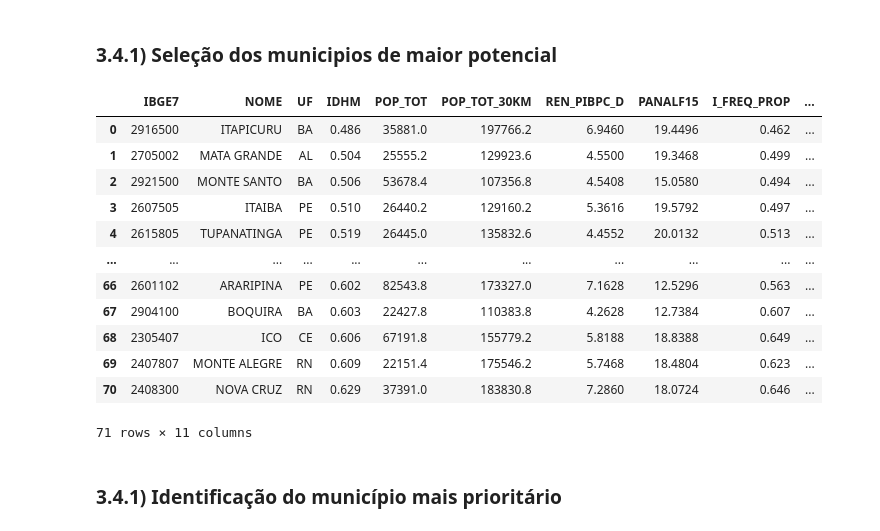
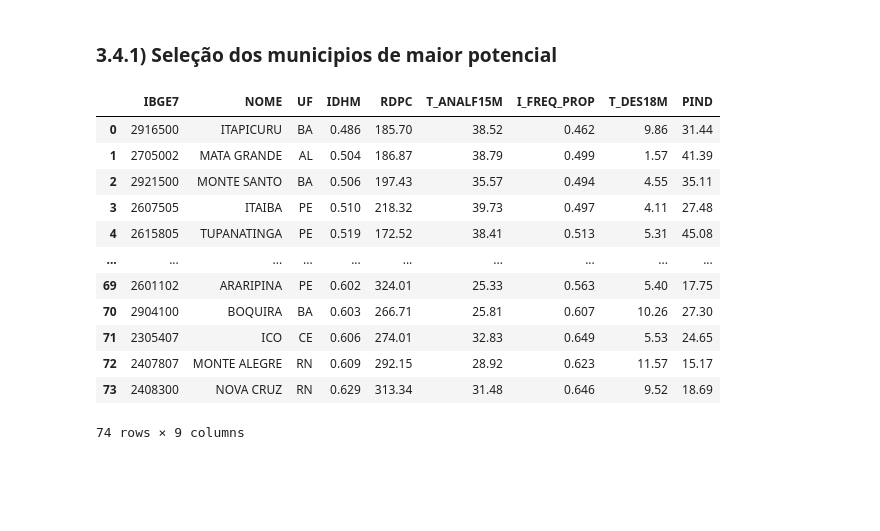
Before and after one commit to caiosoter/BCG2023, a Jupyter notebook: Notebooks/AnaliseExploratoria_PCA_Clustering.ipynb, the cells around one changed output. Cells and saved outputs as stored; diff of their text form; code cells hidden in the pictures; blank space fills up the shorter version.

```diff
--- a/Notebooks/AnaliseExploratoria_PCA_Clustering.ipynb
+++ b/Notebooks/AnaliseExploratoria_PCA_Clustering.ipynb
@@ -320,5 +319,5 @@ plt.show()
 # %%
-kmeans = KMeans(2, random_state = 42)
+kmeans = KMeans(3, random_state = 42)
 k_clusters = kmeans.fit_predict(df_reducted)
 print('Silhouette Score: ',round(silhouette_score(df_reducted, k_clusters),4))
 print('Davies-Bouldin Score: ',round(davies_bouldin_score(df_reducted, k_clusters),4))
@@ -383,44 +383,40 @@ actual_cities
 # %%
 potential_muns = df.copy()
 
 potential_muns = potential_muns[
     [
         'IBGE7',
         'NOME',
         'UF',
         'IDHM',
-        'POP_TOT',
-        'POP_TOT_30KM',
-        'REN_PIBPC_D',
-        'PANALF15',
+        'RDPC',
+        'T_ANALF15M',
         'I_FREQ_PROP',
         'T_DES18M',
         'PIND'
     ]
 ].loc[
     (potential_muns['CLUSTER'] == 1)&
     (potential_muns['POP_TOT'] >= 21917)&
     (potential_muns['POP_TOT_30KM'] >= 89734)&
     ~(potential_muns['NOME'].isin(['MAURITI', 'SAO JOSE DA TAPERA', 'BUIQUE', 'INAJA']))
 ].sort_values(by='IDHM').reset_index().drop(columns='index')
 
 potential_muns
 # %% [output]
-|  | IBGE7 | NOME | UF | IDHM | POP_TOT | POP_TOT_30KM | REN_PIBPC_D | PANALF15 | I_FREQ_PROP | ... |
-| 0 | 2916500 | ITAPICURU | BA | 0.486 | 35881.0 | 197766.2 | 6.9460 | 19.4496 | 0.462 | ... |
-| 1 | 2705002 | MATA GRANDE | AL | 0.504 | 25555.2 | 129923.6 | 4.5500 | 19.3468 | 0.499 | ... |
-| 2 | 2921500 | MONTE SANTO | BA | 0.506 | 53678.4 | 107356.8 | 4.5408 | 15.0580 | 0.494 | ... |
-| 3 | 2607505 | ITAIBA | PE | 0.510 | 26440.2 | 129160.2 | 5.3616 | 19.5792 | 0.497 | ... |
-| 4 | 2615805 | TUPANATINGA | PE | 0.519 | 26445.0 | 135832.6 | 4.4552 | 20.0132 | 0.513 | ... |
-| ... | ... | ... | ... | ... | ... | ... | ... | ... | ... | ... |
-| 66 | 2601102 | ARARIPINA | PE | 0.602 | 82543.8 | 173327.0 | 7.1628 | 12.5296 | 0.563 | ... |
-| 67 | 2904100 | BOQUIRA | BA | 0.603 | 22427.8 | 110383.8 | 4.2628 | 12.7384 | 0.607 | ... |
-| 68 | 2305407 | ICO | CE | 0.606 | 67191.8 | 155779.2 | 5.8188 | 18.8388 | 0.649 | ... |
-| 69 | 2407807 | MONTE ALEGRE | RN | 0.609 | 22151.4 | 175546.2 | 5.7468 | 18.4804 | 0.623 | ... |
-| 70 | 2408300 | NOVA CRUZ | RN | 0.629 | 37391.0 | 183830.8 | 7.2860 | 18.0724 | 0.646 | ... |
+|  | IBGE7 | NOME | UF | IDHM | RDPC | T_ANALF15M | I_FREQ_PROP | T_DES18M | PIND |
+| 0 | 2916500 | ITAPICURU | BA | 0.486 | 185.70 | 38.52 | 0.462 | 9.86 | 31.44 |
+| 1 | 2705002 | MATA GRANDE | AL | 0.504 | 186.87 | 38.79 | 0.499 | 1.57 | 41.39 |
+| 2 | 2921500 | MONTE SANTO | BA | 0.506 | 197.43 | 35.57 | 0.494 | 4.55 | 35.11 |
+| 3 | 2607505 | ITAIBA | PE | 0.510 | 218.32 | 39.73 | 0.497 | 4.11 | 27.48 |
+| 4 | 2615805 | TUPANATINGA | PE | 0.519 | 172.52 | 38.41 | 0.513 | 5.31 | 45.08 |
+| ... | ... | ... | ... | ... | ... | ... | ... | ... | ... |
+| 69 | 2601102 | ARARIPINA | PE | 0.602 | 324.01 | 25.33 | 0.563 | 5.40 | 17.75 |
+| 70 | 2904100 | BOQUIRA | BA | 0.603 | 266.71 | 25.81 | 0.607 | 10.26 | 27.30 |
+| 71 | 2305407 | ICO | CE | 0.606 | 274.01 | 32.83 | 0.649 | 5.53 | 24.65 |
+| 72 | 2407807 | MONTE ALEGRE | RN | 0.609 | 292.15 | 28.92 | 0.623 | 11.57 | 15.17 |
+| 73 | 2408300 | NOVA CRUZ | RN | 0.629 | 313.34 | 31.48 | 0.646 | 9.52 | 18.69 |
-71 rows × 11 columns
+74 rows × 9 columns
 # %%
 final_df = df[df['IBGE7'].isin(potential_muns['IBGE7'])].sort_values(by='IDHM').reset_index().drop(columns='index')
 final_df.to_csv('../Dados/Tabela_final/municipios_potenciais.csv')
-# %% [markdown]
-### 3.4.1) Identificação do município mais prioritário
```
Also changed, not shown: parts of 25 cells of this notebook, 3 other files.
